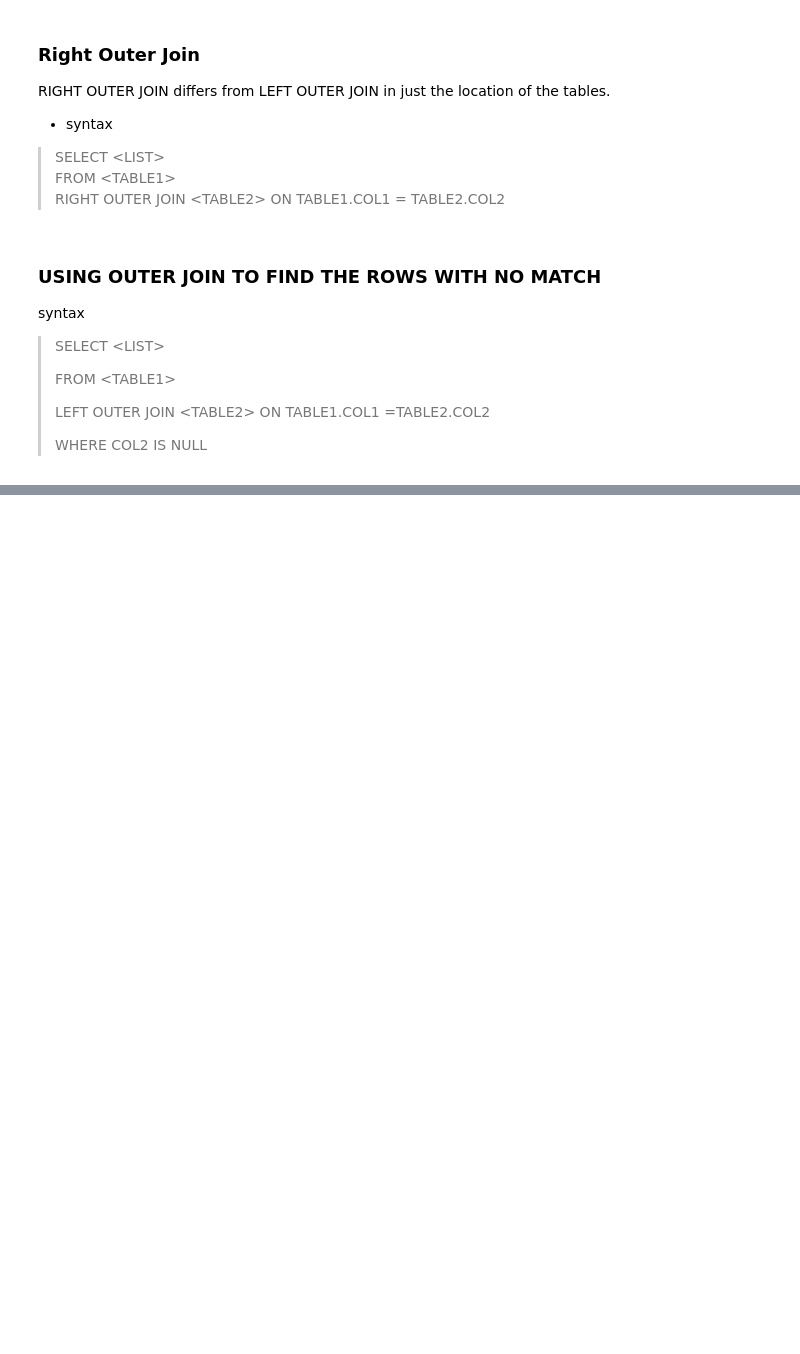
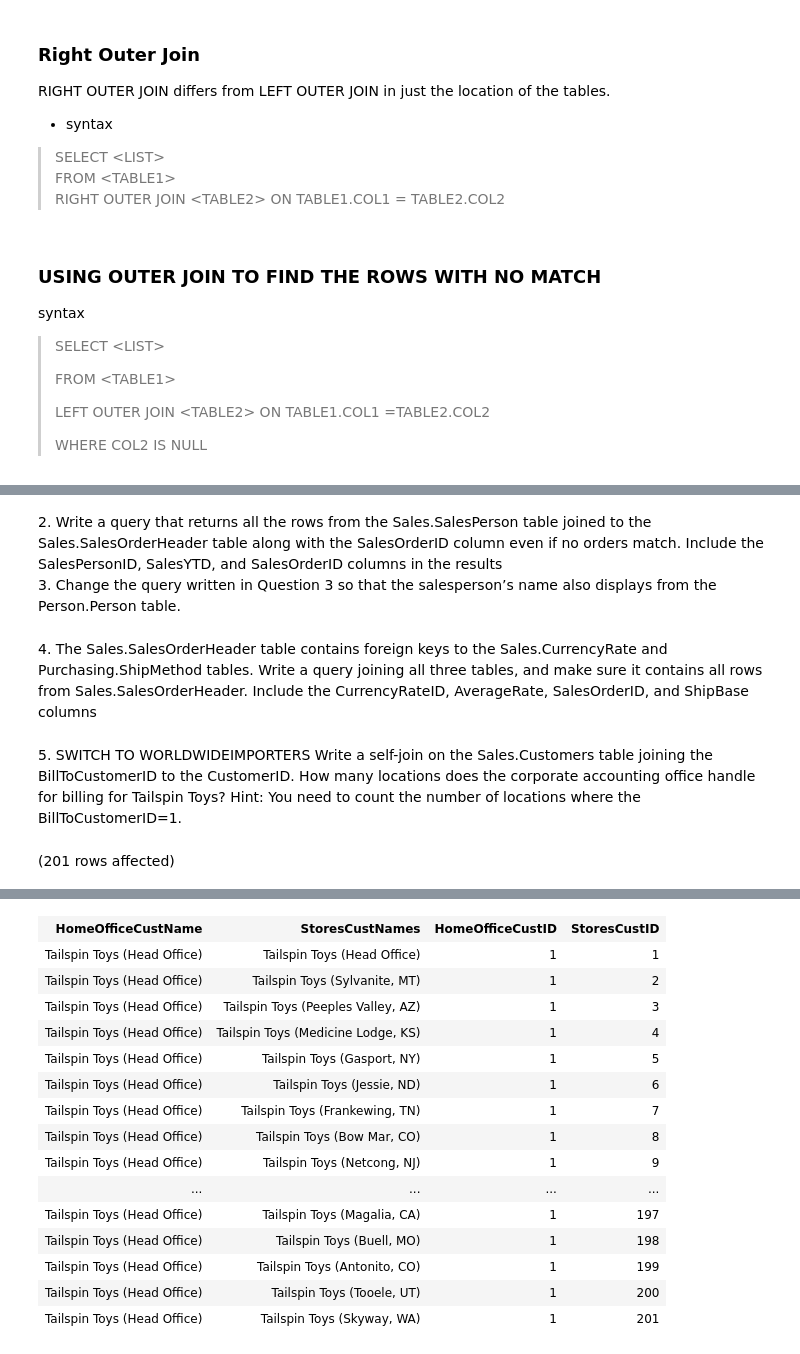
Before and after one commit to beelzekamibub/SQL_Server, a Jupyter notebook: joins_subqueries_and_others_upto_chapter9.ipynb, the cells around one changed output, grey strips where cells are left out. Saved outputs shown, nothing was run; the diff lists cells and outputs as text; code cells hidden in the pictures; blank space fills up the shorter version.

```diff
--- a/joins_subqueries_and_others_upto_chapter9.ipynb
+++ b/joins_subqueries_and_others_upto_chapter9.ipynb
@@ -161,0 +201,3 @@ PG 201
+# %% [markdown]
+2\. Write a query that returns all the rows from the Sales.SalesPerson table joined to the Sales.SalesOrderHeader table along with the SalesOrderID column even if no orders match. Include the SalesPersonID, SalesYTD, and SalesOrderID columns in the results
+3\. Change the query written in Question 3 so that the salesperson’s name also displays from the Person.Person table.
@@ -161,0 +213,2 @@ PG 201
+# %% [markdown]
+4\. The Sales.SalesOrderHeader table contains foreign keys to the Sales.CurrencyRate and Purchasing.ShipMethod tables. Write a query joining all three tables, and make sure it contains all rows from Sales.SalesOrderHeader. Include the CurrencyRateID, AverageRate, SalesOrderID, and ShipBase columns
@@ -161,0 +220,13 @@ PG 201
+# %% [markdown]
+5\. SWITCH TO WORLDWIDEIMPORTERS Write a self-join on the Sales.Customers table joining the BillToCustomerID to the CustomerID. How many locations does the corporate accounting office handle for billing for Tailspin Toys? Hint: You need to count the number of locations where the BillToCustomerID=1.
+# %%
+SELECT HomeOffice.CustomerName AS HomeOfficeCustName
+ ,Stores.CustomerName AS StoresCustNames
+ ,HomeOffice.CustomerID AS HomeOfficeCustID
+ ,Stores.CustomerID AS StoresCustID
+FROM Sales.Customers as HomeOffice
+INNER JOIN Sales.Customers as Stores
+ ON HomeOffice.CustomerID = Stores.BillToCustomerID
+WHERE Stores.BillToCustomerID = 1;
+# %% [output]
+(201 rows affected)
@@ -161,0 +234,16 @@ PG 201
+| HomeOfficeCustName | StoresCustNames | HomeOfficeCustID | StoresCustID |
+| Tailspin Toys (Head Office) | Tailspin Toys (Head Office) | 1 | 1 |
+| Tailspin Toys (Head Office) | Tailspin Toys (Sylvanite, MT) | 1 | 2 |
+| Tailspin Toys (Head Office) | Tailspin Toys (Peeples Valley, AZ) | 1 | 3 |
+| Tailspin Toys (Head Office) | Tailspin Toys (Medicine Lodge, KS) | 1 | 4 |
+| Tailspin Toys (Head Office) | Tailspin Toys (Gasport, NY) | 1 | 5 |
+| Tailspin Toys (Head Office) | Tailspin Toys (Jessie, ND) | 1 | 6 |
+| Tailspin Toys (Head Office) | Tailspin Toys (Frankewing, TN) | 1 | 7 |
+| Tailspin Toys (Head Office) | Tailspin Toys (Bow Mar, CO) | 1 | 8 |
+| Tailspin Toys (Head Office) | Tailspin Toys (Netcong, NJ) | 1 | 9 |
+| ... | ... | ... | ... |
+| Tailspin Toys (Head Office) | Tailspin Toys (Magalia, CA) | 1 | 197 |
+| Tailspin Toys (Head Office) | Tailspin Toys (Buell, MO) | 1 | 198 |
+| Tailspin Toys (Head Office) | Tailspin Toys (Antonito, CO) | 1 | 199 |
+| Tailspin Toys (Head Office) | Tailspin Toys (Tooele, UT) | 1 | 200 |
+| Tailspin Toys (Head Office) | Tailspin Toys (Skyway, WA) | 1 | 201 |
```
Also changed, not shown: parts of 12 cells of this notebook.
